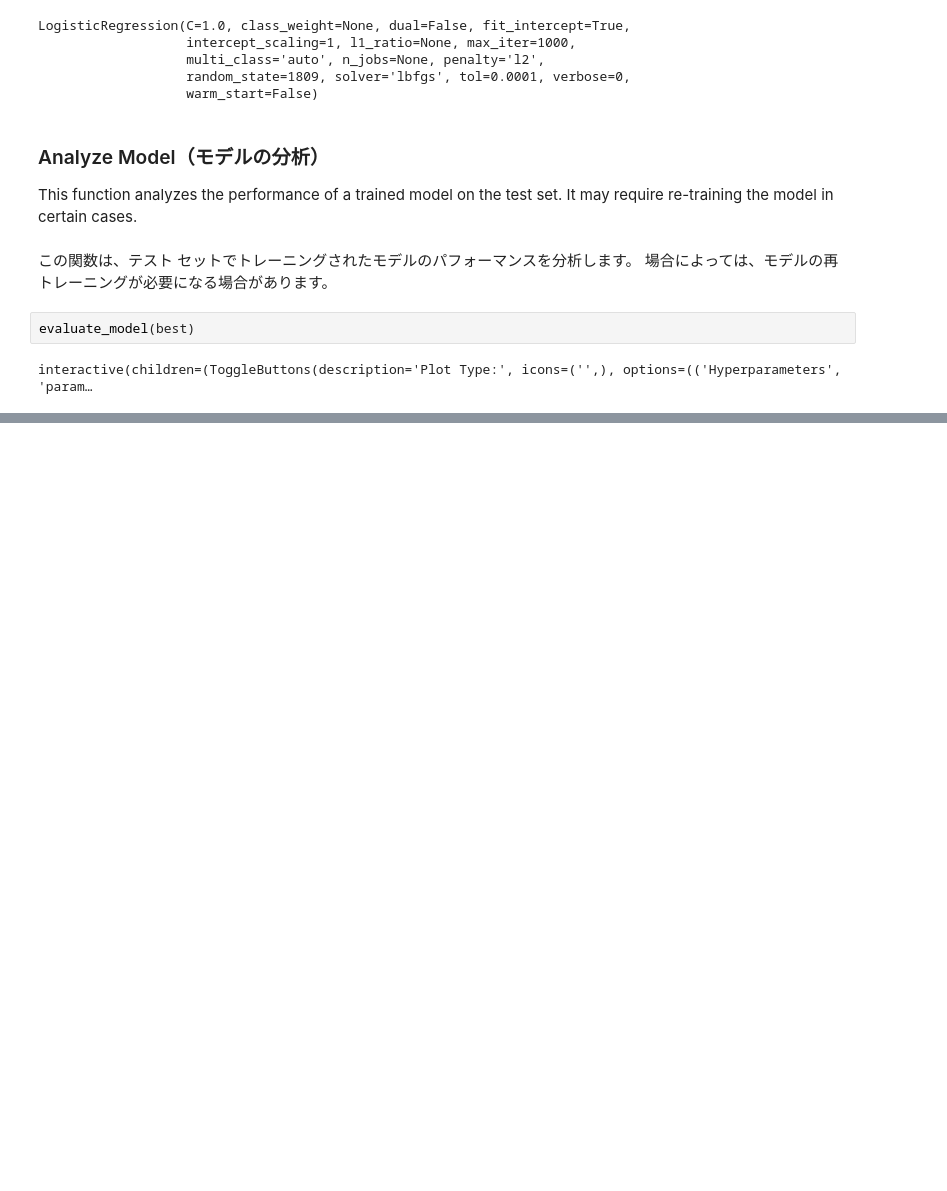
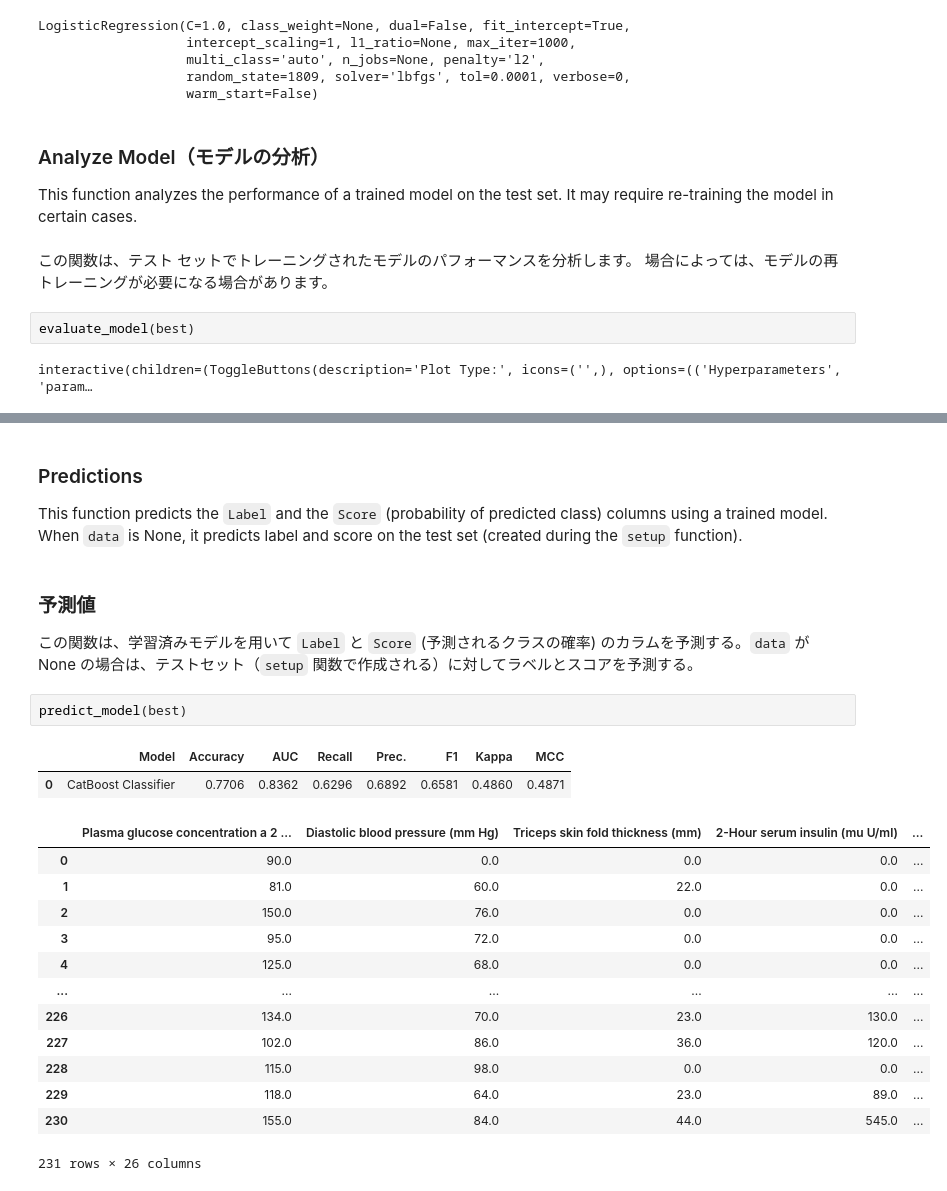
Before and after one commit to ginmaruGH/learn-pycaret, a Jupyter notebook: 00_quickstart/classifiction.ipynb, the cells around one changed output, grey strips where cells are left out. Cells and saved outputs as stored; diff of their text form; blank space fills up the shorter version.

```diff
--- a/00_quickstart/classifiction.ipynb
+++ b/00_quickstart/classifiction.ipynb
@@ -104,0 +121,26 @@ interactive(children=(ToggleButtons(description='Plot Type:', icons=('',), optio
+# %% [markdown]
+### Predictions
+
+This function predicts the `Label` and the `Score` (probability of predicted class) columns using a trained model. When `data` is None, it predicts label and score on the test set (created during the `setup` function).
+# %% [markdown]
+### 予測値
+
+この関数は、学習済みモデルを用いて `Label` と `Score` (予測されるクラスの確率) のカラムを予測する。`data` が None の場合は、テストセット（`setup` 関数で作成される）に対してラベルとスコアを予測する。
+# %%
+predict_model(best)
+# %% [output]
+|  | Model | Accuracy | AUC | Recall | Prec. | F1 | Kappa | MCC |
+| 0 | CatBoost Classifier | 0.7706 | 0.8362 | 0.6296 | 0.6892 | 0.6581 | 0.4860 | 0.4871 |
+|  | Plasma glucose concentration a 2 ... | Diastolic blood pressure (mm Hg) | Triceps skin fold thickness (mm) | 2-Hour serum insulin (mu U/ml) | ... |
+| 0 | 90.0 | 0.0 | 0.0 | 0.0 | ... |
+| 1 | 81.0 | 60.0 | 22.0 | 0.0 | ... |
+| 2 | 150.0 | 76.0 | 0.0 | 0.0 | ... |
+| 3 | 95.0 | 72.0 | 0.0 | 0.0 | ... |
+| 4 | 125.0 | 68.0 | 0.0 | 0.0 | ... |
+| ... | ... | ... | ... | ... | ... |
+| 226 | 134.0 | 70.0 | 23.0 | 130.0 | ... |
+| 227 | 102.0 | 86.0 | 36.0 | 120.0 | ... |
+| 228 | 115.0 | 98.0 | 0.0 | 0.0 | ... |
+| 229 | 118.0 | 64.0 | 23.0 | 89.0 | ... |
+| 230 | 155.0 | 84.0 | 44.0 | 545.0 | ... |
+231 rows × 26 columns
```
Also changed, not shown: parts of 21 cells of this notebook, 9 other files.
